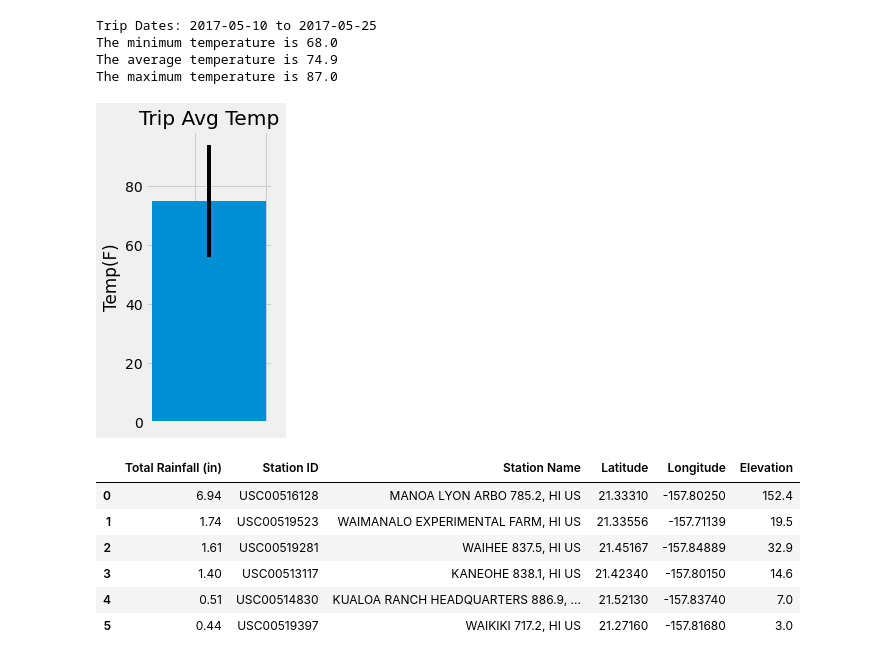
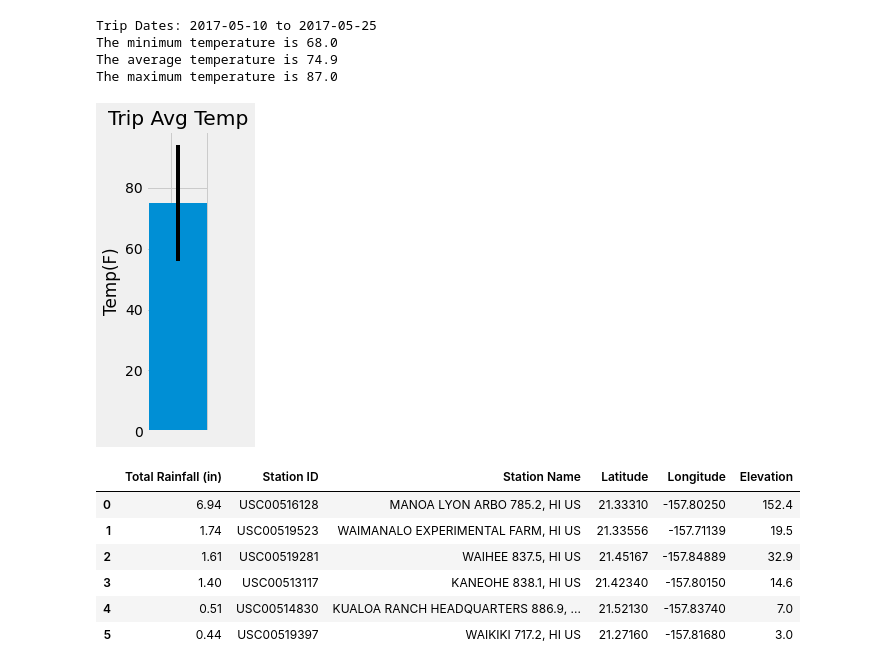
Before and after one commit to rebekahcallkacz/sqlachemy-challenge, a Jupyter notebook: climate_analysis.ipynb, the cells around one changed output. Saved outputs shown, nothing was run; the diff lists cells and outputs as text; code cells hidden in the pictures.

```diff
--- a/climate_analysis.ipynb
+++ b/climate_analysis.ipynb
@@ -238,20 +240,20 @@ The maximum temperature is 87.0
 # %%
 # Plot the results from your previous query as a bar chart.
 
 plt.figure(figsize=(2, 5))
 plt.bar(x=0.2, height = trip_temps[1], yerr=(trip_temps[2]-trip_temps[0]), align='edge')
 plt.tick_params(
     axis='x',
     which='both',
     bottom=False,
     labelbottom=False)
 plt.title('Trip Avg Temp')
 plt.ylabel('Temp(F)')
-plt.tight_layout
+plt.tight_layout()
 plt.savefig('Images/tripavgtemp.png')
 plt.show()
 # %% [output]
-[figure, old version]
+[figure, new version]
 # %%
 # Calculate the total amount of rainfall per weather station for trip dates using the previous year's matching dates.
 # Sort this in descending order by precipitation amount and list the station, name, latitude, longitude, and elevation
```
Also changed, not shown: parts of 2 cells of this notebook, 5 other files.
